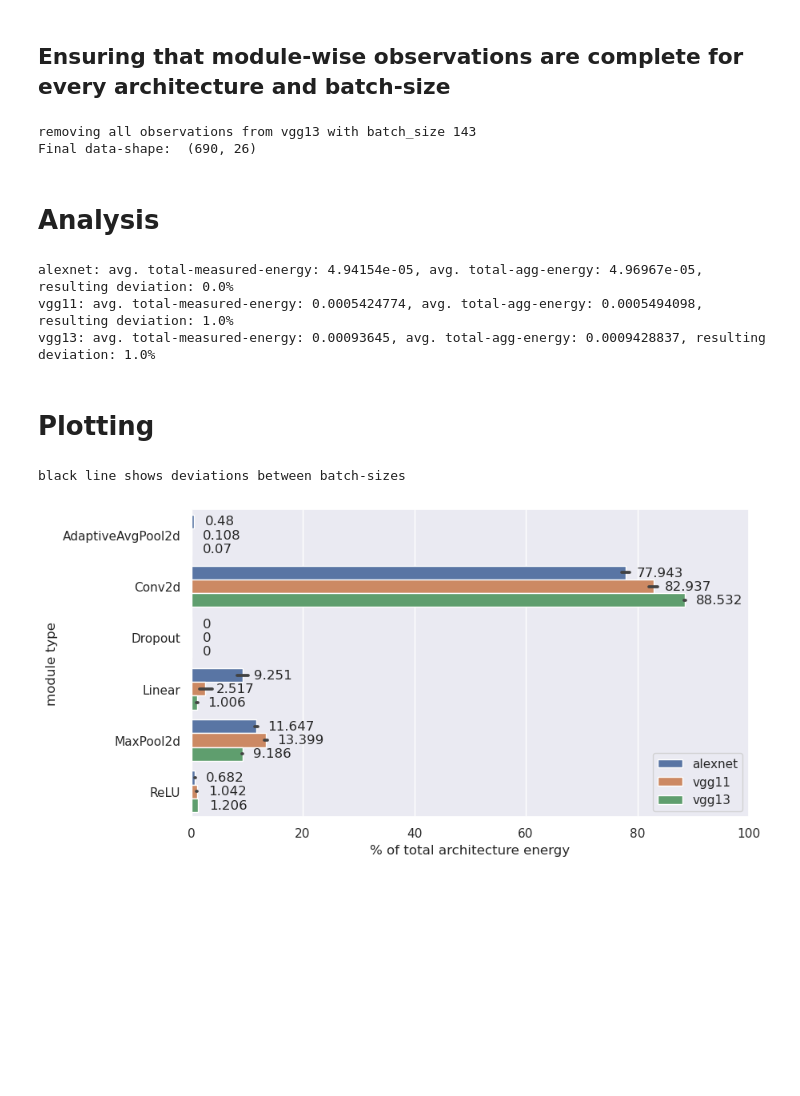
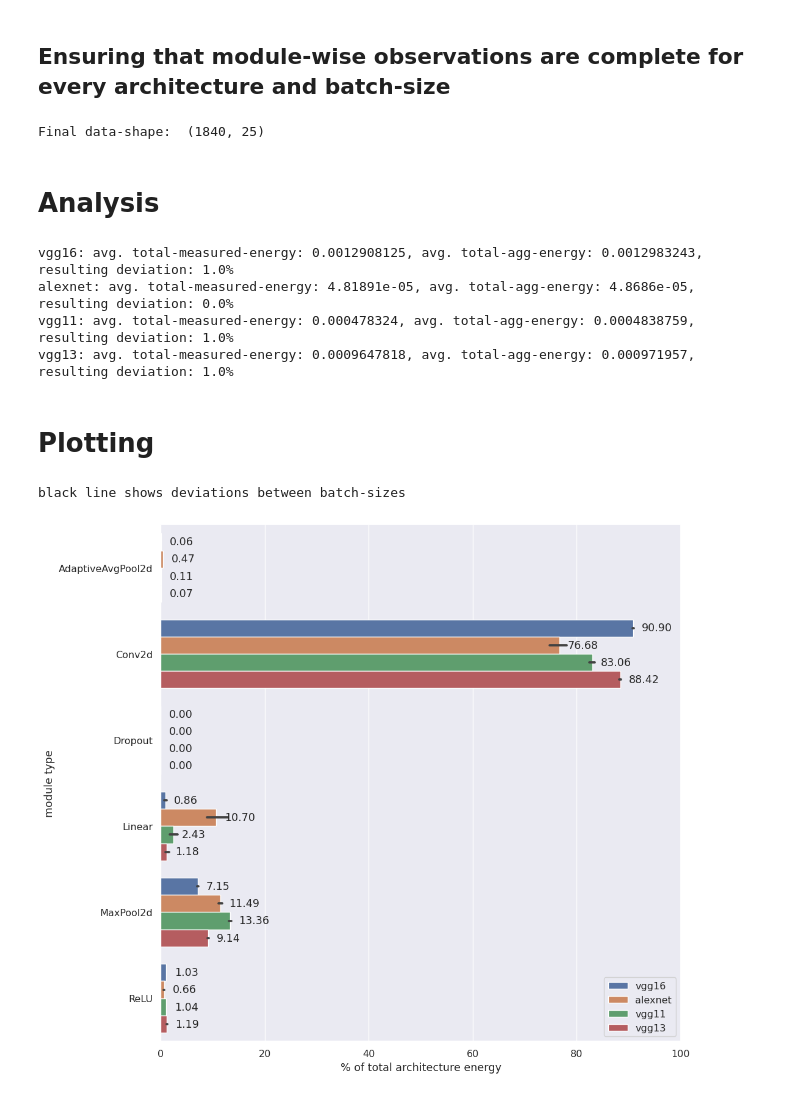
Before and after one commit to JohannesGetzner/dl-energy-estimator, a Jupyter notebook: experiments/module-wise-energy-analysis.ipynb, the cells around one changed output. Cells and saved outputs as stored; diff of their text form; code cells hidden in the pictures; blank space fills up the shorter version.

Commit message:
refreshed all notebook with new data

```diff
--- a/experiments/module-wise-energy-analysis.ipynb
+++ b/experiments/module-wise-energy-analysis.ipynb
@@ -25,3 +25,10 @@ architectures_dict = {
 }
 # %% [markdown]
 # Loading and aggregating the data
+# %%
+d1 = parse_codecarbon_output(
+    '../data/architectures/00_architectures-layerwise-raw.csv',
+    False,
+    ('../data/architectures/00_architectures-layerwise-slurm-log.out','architectures',False,3)
+)
+print("dataset shape:", d1.shape)
@@ -27,0 +38,7 @@ architectures_dict = {
+# %%
+d2 = parse_codecarbon_output(
+    '../data/architectures/01_architectures-layerwise-raw.csv',
+    False,
+    ('../data/architectures/01_architectures-layerwise-slurm-log.out','architectures',False,3)
+)
+print("dataset shape:", d2.shape)
@@ -28,11 +48,10 @@ architectures_dict = {
 # %%
-df_unnormalized = pd.read_csv('../data/architectures-energies-2-parsed.csv')
+df_unnormalized = pd.concat([d1,d2])
 df = preprocess_and_normalize_energy_data(
     df_unnormalized,
     ['module','batch_size','architecture','layer_idx'],
-    aggregate=True,
-    slurm_log_info=('../data/slurm-7520393.out','architectures'),
-    num_repeat_config=3
+    aggregate=True
 )
+df["layer_idx"] = pd.to_numeric(df['layer_idx'])
 df.head(n=10)
 # %% [output]
@@ -63,8 +81,7 @@ for a in df.architecture.unique():
             df = df.drop(index=sub_b.index)
 print("Final data-shape: ", df.shape)
 # %% [output]
-removing all observations from vgg13 with batch_size 143
-Final data-shape:  (690, 26)
+Final data-shape:  (1840, 25)
 # %% [markdown]
 # Analysis
 # %%
@@ -79,7 +96,10 @@ for a in df.architecture.unique():
         # subset data by batch_size
         sub_b = sub.loc[sub.batch_size == b]
         # get energy from complete architecture run
+        test = sub_b.loc[sub_b.layer_idx == 0]
+        test2 = sub_b.loc[sub_b.layer_idx == 0].cpu_energy
         total_measured_energy = sub_b.loc[sub_b.layer_idx == 0].cpu_energy.item()
+
         # subset only data from individual modules of architecture
         sub_b = sub_b.loc[sub_b.layer_idx != 0]
         # compute empirical total energy from complete architecture run by summing up modules
@@ -94,25 +114,27 @@ for a in df.architecture.unique():
     # print avg energies; compare energy when running the full architecture vs summing the energy over the individual modules
     print(f"{a}: avg. total-measured-energy: {np.round(np.mean(total_measured_energies),10)}, avg. total-agg-energy: {np.round(np.mean(total_agg_energies),10)}, resulting deviation: {abs(np.round(np.mean([(b - a) / b for a, b in zip(total_measured_energies, total_agg_energies)]),2)*100)}%")
 # %% [output]
-alexnet: avg. total-measured-energy: 4.94154e-05, avg. total-agg-energy: 4.96967e-05, resulting deviation: 0.0%
-vgg11: avg. total-measured-energy: 0.0005424774, avg. total-agg-energy: 0.0005494098, resulting deviation: 1.0%
-vgg13: avg. total-measured-energy: 0.00093645, avg. total-agg-energy: 0.0009428837, resulting deviation: 1.0%
+vgg16: avg. total-measured-energy: 0.0012908125, avg. total-agg-energy: 0.0012983243, resulting deviation: 1.0%
+alexnet: avg. total-measured-energy: 4.81891e-05, avg. total-agg-energy: 4.8686e-05, resulting deviation: 0.0%
+vgg11: avg. total-measured-energy: 0.000478324, avg. total-agg-energy: 0.0004838759, resulting deviation: 1.0%
+vgg13: avg. total-measured-energy: 0.0009647818, avg. total-agg-energy: 0.000971957, resulting deviation: 1.0%
 # %% [markdown]
 # Plotting
 # %%
-plt.figure(figsize=(9,5))
+plt.figure(figsize=(11,11))
+sns.set(font_scale=1.05)
 g = sns.barplot(data=module_wise_contributions_by_architecture, x="percent_contribution",y="module",hue="architecture")
 for i in range(0,len(df.architecture.unique())):
-    g.bar_label(g.containers[i], padding=10)
+    g.bar_label(g.containers[i], padding=10, fmt="%0.2f")
 
 g.set_xlim(0, 100)
 plt.legend(loc="lower right")
 plt.ylabel("module type")
 plt.xlabel("% of total architecture energy")
 print("black line shows deviations between batch-sizes")
 # %% [output]
 black line shows deviations between batch-sizes
-[figure, old version]
+[figure, new version]
 # %%
 plt.figure(figsize=(6,8))
 sns.lineplot(data=module_wise_contributions_by_architecture, x="batch_size", y="percent_contribution", hue="architecture",style="module")
```
Also changed, not shown: parts of 5 cells of this notebook, 13 other files.
